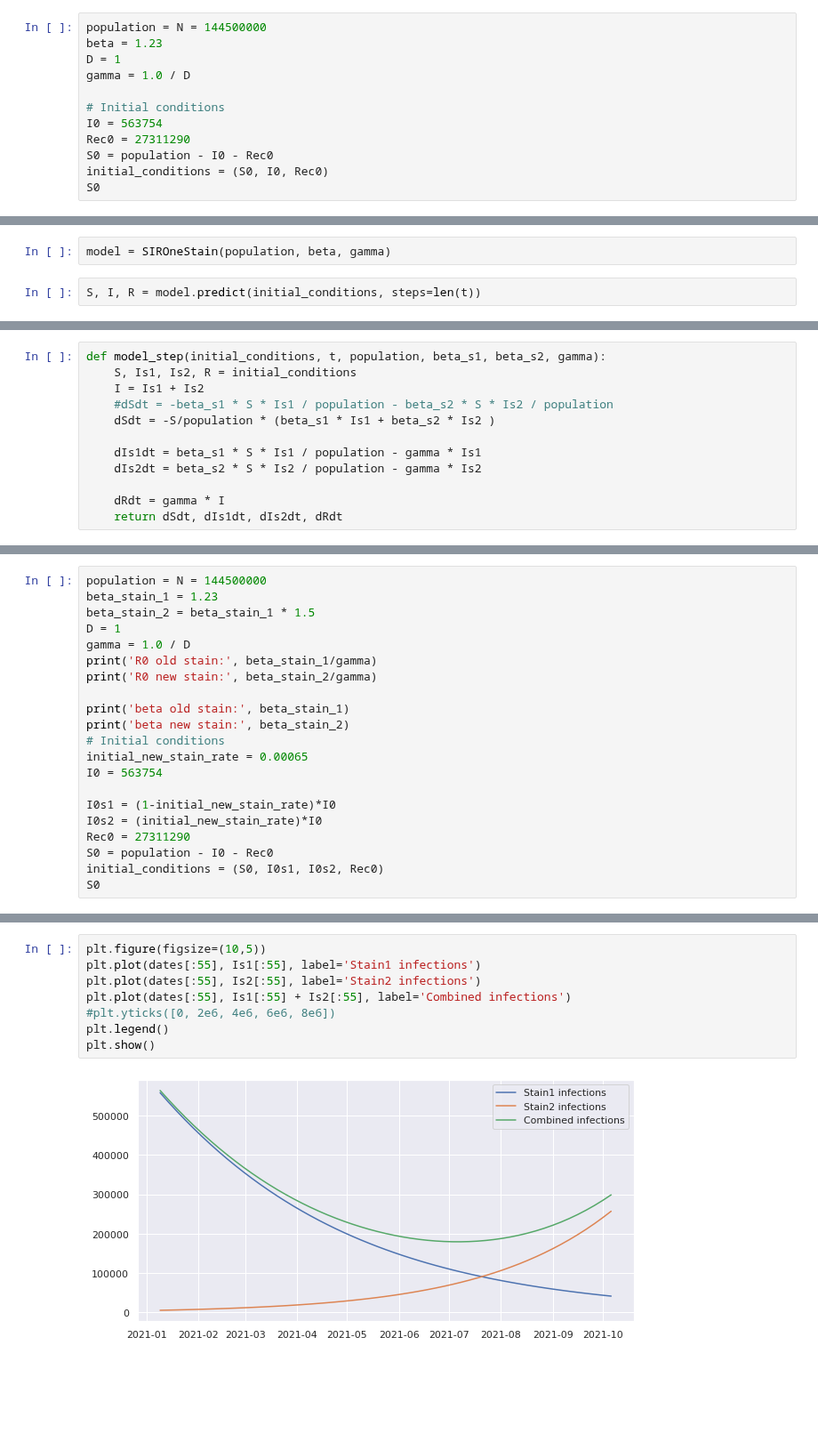
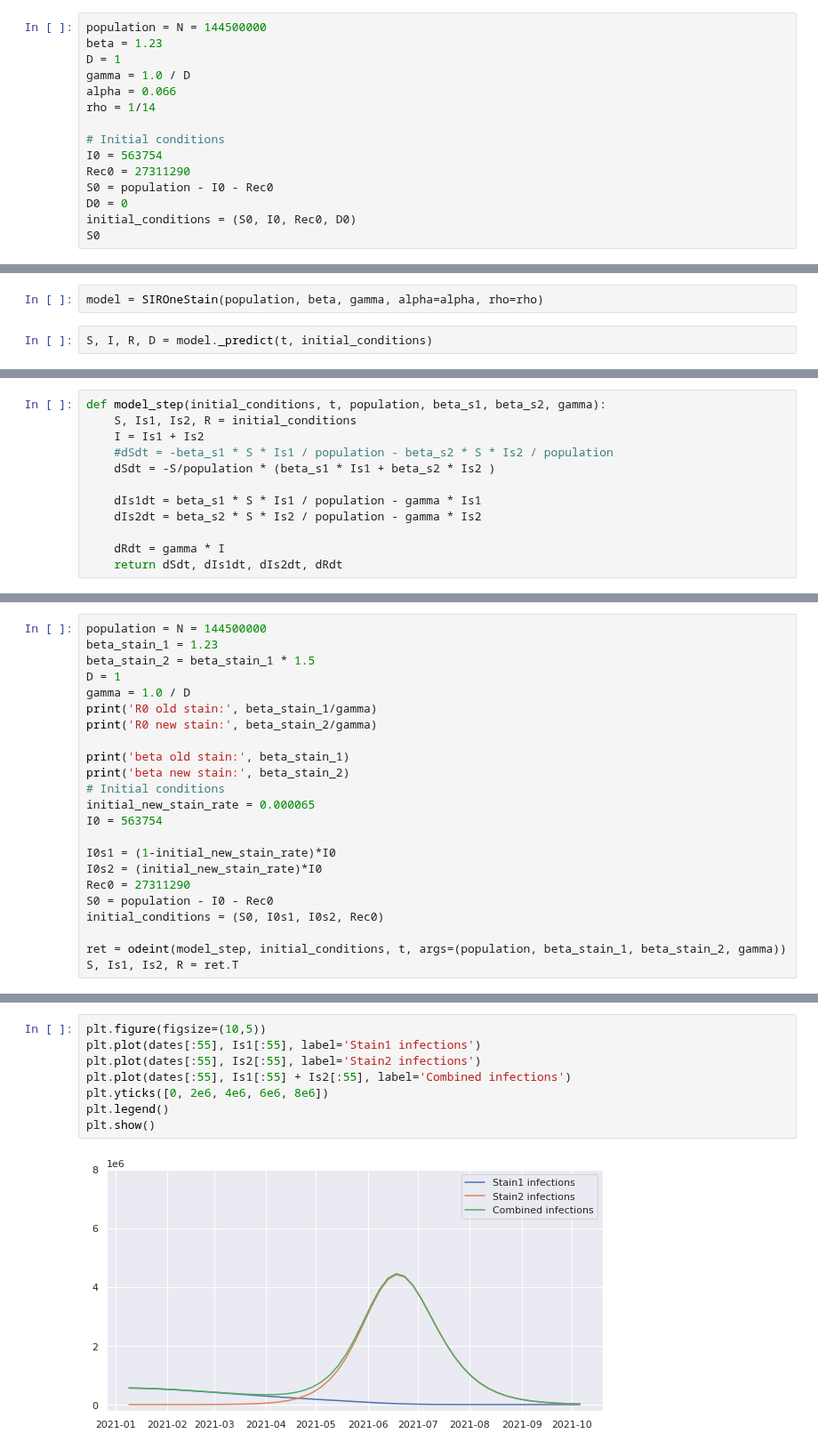
Before and after one commit to btseytlin/covid_peak_sir_modelling, a Jupyter notebook: sir.ipynb, the cells around one changed output, grey strips where cells are left out. Shown at 89% size. Cells and saved outputs as stored; diff of their text form; blank space fills up the shorter version.

```diff
--- a/sir.ipynb
+++ b/sir.ipynb
@@ -61,12 +61,15 @@ population = N = 144500000
 beta = 1.23
 D = 1
 gamma = 1.0 / D
+alpha = 0.066
+rho = 1/14
 
 # Initial conditions
 I0 = 563754
 Rec0 = 27311290
 S0 = population - I0 - Rec0
-initial_conditions = (S0, I0, Rec0)
+D0 = 0
+initial_conditions = (S0, I0, Rec0, D0)
 S0
 # %% [output]
 116624956
@@ -75,9 +78,9 @@ S0
 # ret = odeint(model_step, initial_conditions, t, args=(population, beta, gamma))
 # S, I, R = ret.T
 # %%
-model = SIROneStain(population, beta, gamma)
+model = SIROneStain(population, beta, gamma, alpha=alpha, rho=rho)
 # %%
-S, I, R = model.predict(initial_conditions, steps=len(t))
+S, I, R, D = model._predict(t, initial_conditions)
 # %%
 plt.figure(figsize=(10,5))
 plt.plot(dates[:55], I[:55])
@@ -114,7 +119,7 @@ print('R0 new stain:', beta_stain_2/gamma)
 print('beta old stain:', beta_stain_1)
 print('beta new stain:', beta_stain_2)
 # Initial conditions
-initial_new_stain_rate = 0.00065
+initial_new_stain_rate = 0.000065
 I0 = 563754
 
 I0s1 = (1-initial_new_stain_rate)*I0
@@ -122,7 +127,9 @@ I0s2 = (initial_new_stain_rate)*I0
 Rec0 = 27311290
 S0 = population - I0 - Rec0
 initial_conditions = (S0, I0s1, I0s2, Rec0)
-S0
+
+ret = odeint(model_step, initial_conditions, t, args=(population, beta_stain_1, beta_stain_2, gamma))
+S, Is1, Is2, R = ret.T
 # %% [output]
 R0 old stain: 1.23
 R0 new stain: 1.845
@@ -176,12 +138,12 @@ S, Is1, Is2, R = ret.T
 # %%
 plt.figure(figsize=(10,5))
 plt.plot(dates[:55], Is1[:55], label='Stain1 infections')
 plt.plot(dates[:55], Is2[:55], label='Stain2 infections')
 plt.plot(dates[:55], Is1[:55] + Is2[:55], label='Combined infections')
-#plt.yticks([0, 2e6, 4e6, 6e6, 8e6])
+plt.yticks([0, 2e6, 4e6, 6e6, 8e6])
 plt.legend()
 plt.show()
 # %% [output]
-[figure, old version]
+[figure, new version]
 # %% [markdown]
 ![Screenshot from 2021-01-14 13-18-11.png](attachment:afe57aae-9257-401b-8ca3-1e09282bbba0.png)
```
Also changed, not shown: parts of 42 cells of this notebook, 7 other files.
